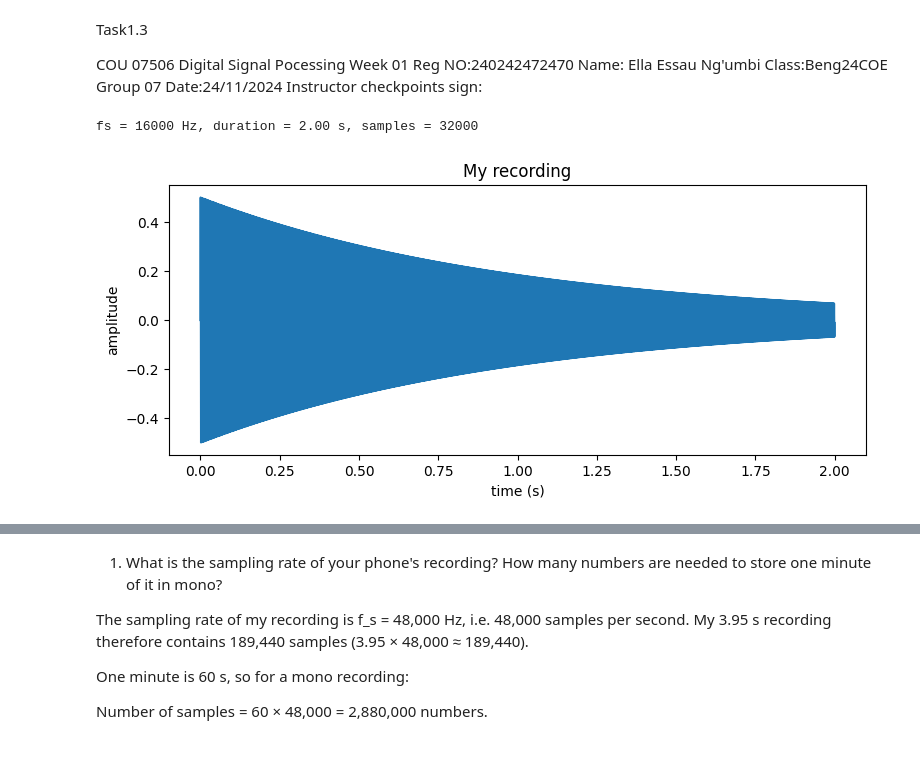
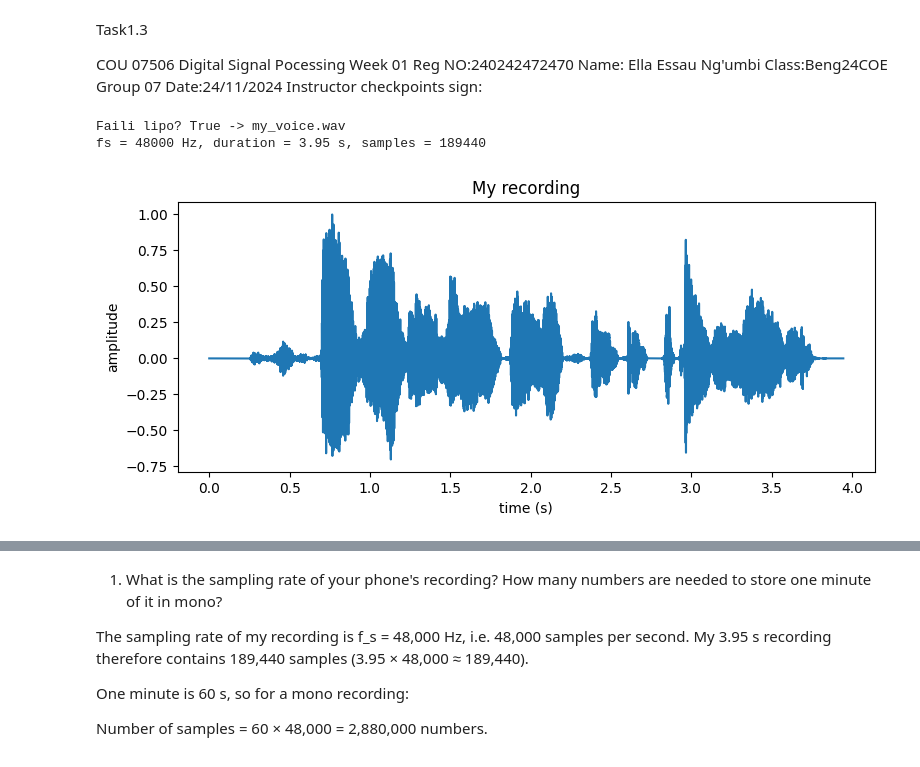
Before and after one commit to ellangumbi65/COU07506-labs, a Jupyter notebook: COU_07506_Week01_240242472470.ipynb, the cells around one changed output, grey strips where cells are left out. Saved outputs shown, nothing was run; the diff lists cells and outputs as text; code cells hidden in the pictures.

```diff
--- a/COU_07506_Week01_240242472470.ipynb
+++ b/COU_07506_Week01_240242472470.ipynb
@@ -79,24 +79,27 @@ Name: Ella Essau Ng'umbi
  Class:Beng24COE Group 07 Date:24/11/2024 Instructor checkpoints sign:
 # %%
 import os
-fname = "my_voice_fixed.wav"
+fname = "my_voice.wav"
+print("Faili lipo?", os.path.exists(fname), "->", fname)
+
 if os.path.exists(fname):
     fs, x = wavfile.read(fname)
-    if x.ndim > 1:
+    if x.ndim > 1:                   # stereo -> mono
         x = x.mean(axis=1)
-    x = x / np.max(np.abs(x))
-else:
+    x = x / np.max(np.abs(x))        # normalise to [-1, 1]
+else:                                # fallback test signal
     fs = 16000
     t = np.arange(0, 2, 1/fs)
     x = 0.5*np.sin(2*np.pi*440*t) * np.exp(-t)
 
 t = np.arange(len(x)) / fs
 print(f"fs = {fs} Hz, duration = {len(x)/fs:.2f} s, samples = {len(x)}")
 plt.plot(t, x); plt.xlabel("time (s)"); plt.ylabel("amplitude")
 plt.title("My recording"); plt.show()
 # %% [output]
-fs = 16000 Hz, duration = 2.00 s, samples = 32000
+Faili lipo? True -> my_voice.wav
+fs = 48000 Hz, duration = 3.95 s, samples = 189440
-[figure, old version]
+[figure, new version]
 # %%
 from IPython.display import Audio
 Audio(x, rate=fs)
```
Also changed, not shown: parts of 1 cell of this notebook.
